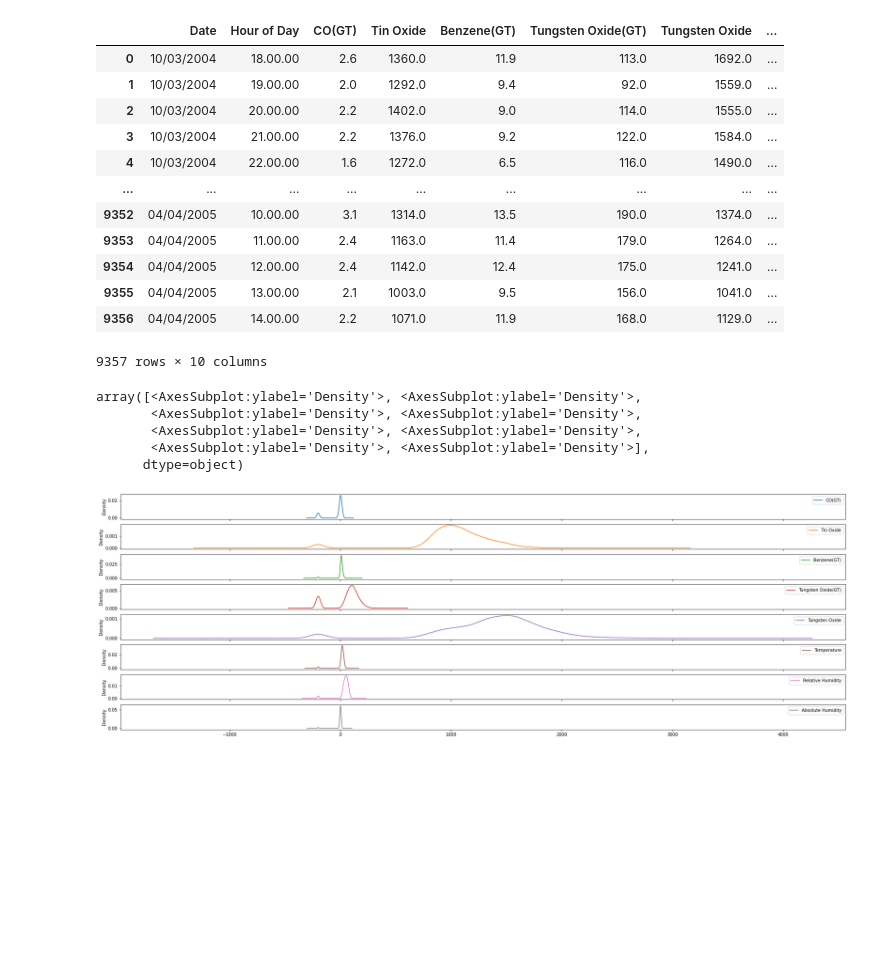
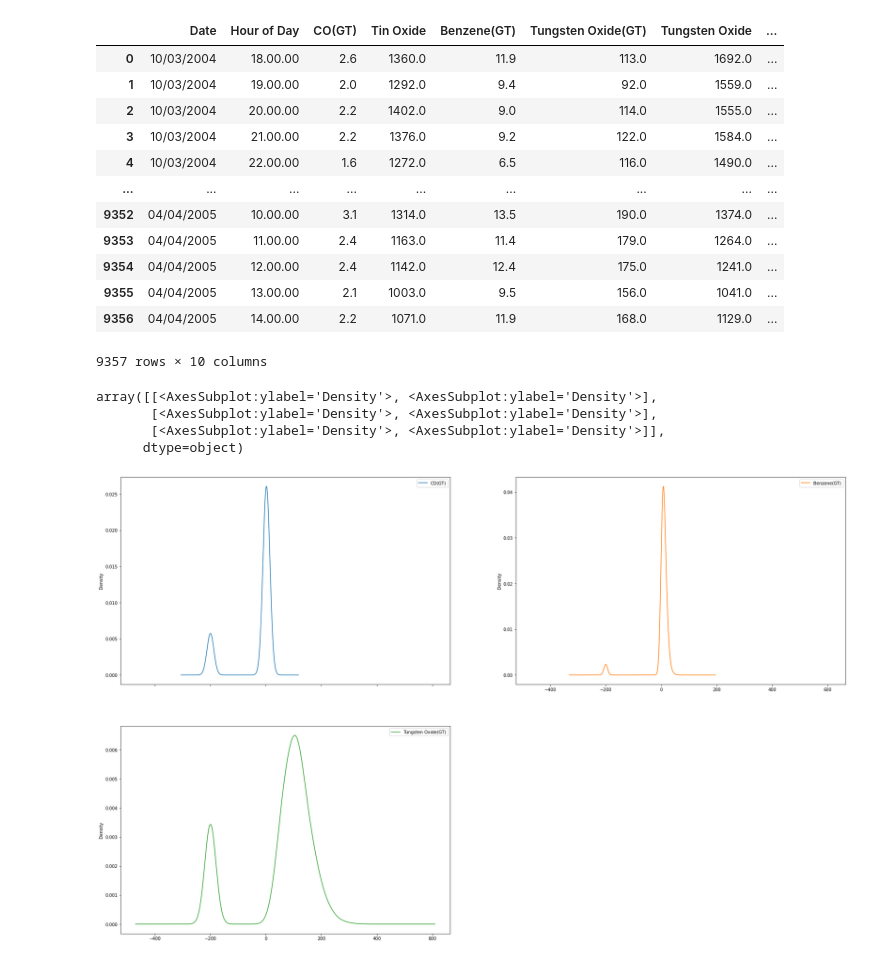
Before and after one commit to data301-2020-winter2/course-project-group_1018, a Jupyter notebook: analysis/Tariq_EDA.ipynb, the cells around one changed output. Saved outputs shown, nothing was run; the diff lists cells and outputs as text; code cells hidden in the pictures; blank space fills up the shorter version.

```diff
--- a/analysis/Tariq_EDA.ipynb
+++ b/analysis/Tariq_EDA.ipynb
@@ -3,30 +3,29 @@ from scripts1 import project_functions
 
 
 data = project_functions.load_and_process("../data/raw/AirQualityUCI.csv")
+data #loading the dataset to make sure it works
+# %% [output]
+|  | Date | Hour of Day | CO(GT) | Tin Oxide | Benzene(GT) | Tungsten Oxide(GT) | Tungsten Oxide | ... |
+| 0 | 10/03/2004 | 18.00.00 | 2.6 | 1360.0 | 11.9 | 113.0 | 1692.0 | ... |
+| 1 | 10/03/2004 | 19.00.00 | 2.0 | 1292.0 | 9.4 | 92.0 | 1559.0 | ... |
+| 2 | 10/03/2004 | 20.00.00 | 2.2 | 1402.0 | 9.0 | 114.0 | 1555.0 | ... |
+| 3 | 10/03/2004 | 21.00.00 | 2.2 | 1376.0 | 9.2 | 122.0 | 1584.0 | ... |
+| 4 | 10/03/2004 | 22.00.00 | 1.6 | 1272.0 | 6.5 | 116.0 | 1490.0 | ... |
+| ... | ... | ... | ... | ... | ... | ... | ... | ... |
+| 9352 | 04/04/2005 | 10.00.00 | 3.1 | 1314.0 | 13.5 | 190.0 | 1374.0 | ... |
+| 9353 | 04/04/2005 | 11.00.00 | 2.4 | 1163.0 | 11.4 | 179.0 | 1264.0 | ... |
+| 9354 | 04/04/2005 | 12.00.00 | 2.4 | 1142.0 | 12.4 | 175.0 | 1241.0 | ... |
+| 9355 | 04/04/2005 | 13.00.00 | 2.1 | 1003.0 | 9.5 | 156.0 | 1041.0 | ... |
+| 9356 | 04/04/2005 | 14.00.00 | 2.2 | 1071.0 | 11.9 | 168.0 | 1129.0 | ... |
+9357 rows × 10 columns
-# %%
-data
-# %% [output]
-|  | Date | Hour of Day | CO(GT) | Tin Oxide | Benzene(GT) | Tungsten Oxide(GT) | Tungsten Oxide | ... |
-| 0 | 10/03/2004 | 18.00.00 | 2.6 | 1360.0 | 11.9 | 113.0 | 1692.0 | ... |
-| 1 | 10/03/2004 | 19.00.00 | 2.0 | 1292.0 | 9.4 | 92.0 | 1559.0 | ... |
-| 2 | 10/03/2004 | 20.00.00 | 2.2 | 1402.0 | 9.0 | 114.0 | 1555.0 | ... |
-| 3 | 10/03/2004 | 21.00.00 | 2.2 | 1376.0 | 9.2 | 122.0 | 1584.0 | ... |
-| 4 | 10/03/2004 | 22.00.00 | 1.6 | 1272.0 | 6.5 | 116.0 | 1490.0 | ... |
-| ... | ... | ... | ... | ... | ... | ... | ... | ... |
-| 9352 | 04/04/2005 | 10.00.00 | 3.1 | 1314.0 | 13.5 | 190.0 | 1374.0 | ... |
-| 9353 | 04/04/2005 | 11.00.00 | 2.4 | 1163.0 | 11.4 | 179.0 | 1264.0 | ... |
-| 9354 | 04/04/2005 | 12.00.00 | 2.4 | 1142.0 | 12.4 | 175.0 | 1241.0 | ... |
-| 9355 | 04/04/2005 | 13.00.00 | 2.1 | 1003.0 | 9.5 | 156.0 | 1041.0 | ... |
-| 9356 | 04/04/2005 | 14.00.00 | 2.2 | 1071.0 | 11.9 | 168.0 | 1129.0 | ... |
-9357 rows × 10 columns
 # %%
-#data=data.drop(columns=["Tungsten Oxide(GT)"])
-data["Temperature"]
-data.plot(subplots=True, kind="density", figsize=(30, 10))
+#filter it out to find a correlation in GT measurements
+data = data.drop(columns=["Tin Oxide", "Tungsten Oxide", "Temperature", "Relative Humidity", "Absolute Humidity"])
+data.plot(subplots=True,layout=(3, 2), kind="density", xlabel="time in hours", figsize=(30, 30))
+#read analysis\Tariq\README.md for more info about the graphs
 # %% [output]
-array([<AxesSubplot:ylabel='Density'>, <AxesSubplot:ylabel='Density'>,
-       <AxesSubplot:ylabel='Density'>, <AxesSubplot:ylabel='Density'>,
-       <AxesSubplot:ylabel='Density'>, <AxesSubplot:ylabel='Density'>,
-       <AxesSubplot:ylabel='Density'>, <AxesSubplot:ylabel='Density'>],
+array([[<AxesSubplot:ylabel='Density'>, <AxesSubplot:ylabel='Density'>],
+       [<AxesSubplot:ylabel='Density'>, <AxesSubplot:ylabel='Density'>],
+       [<AxesSubplot:ylabel='Density'>, <AxesSubplot:ylabel='Density'>]],
       dtype=object)
-[figure, old version]
+[figure, new version]
```
Also changed, not shown: 1 other file.
